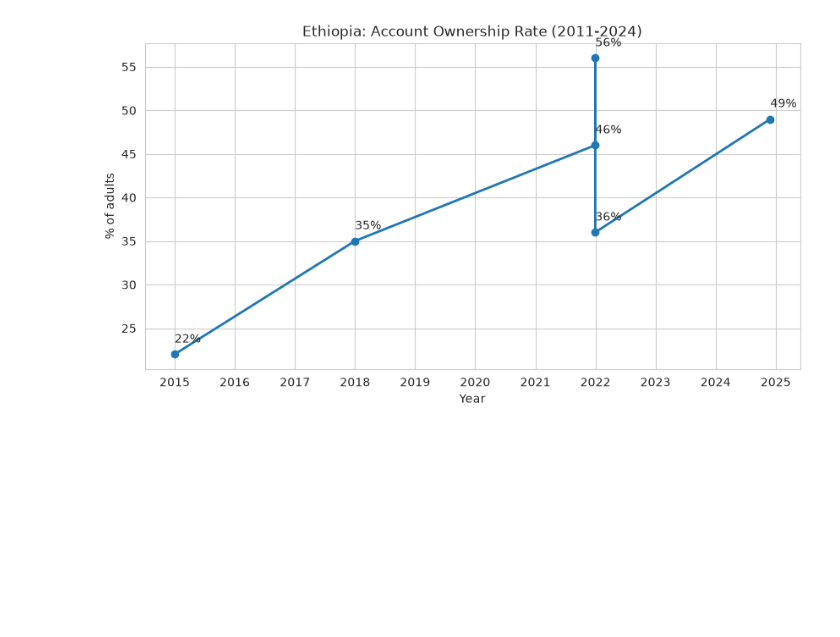
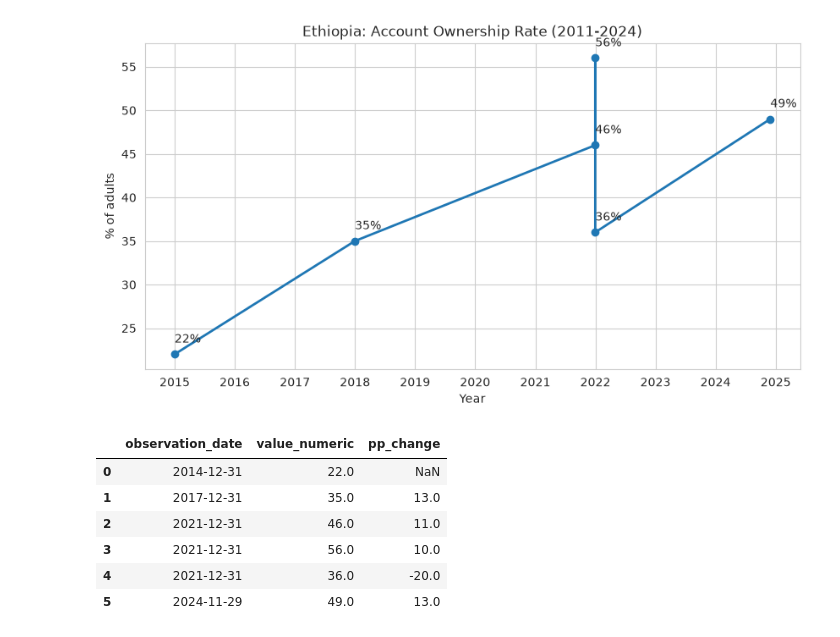
Before and after one commit to Sumeyahassen/ethiopia-fi-forecast, a Jupyter notebook: notebooks/02_eda.ipynb, the cells around one changed output. Cells and saved outputs as stored; diff of their text form; code cells hidden in the pictures; blank space fills up the shorter version.

```diff
--- a/notebooks/02_eda.ipynb
+++ b/notebooks/02_eda.ipynb
@@ -60,3 +60,14 @@ plt.xlabel('Year')
 plt.show()
 # %% [output]
 [figure]
+# %%
+access['pp_change'] = access['value_numeric'].diff()
+access[['observation_date', 'value_numeric', 'pp_change']]
+# %% [output]
+|  | observation_date | value_numeric | pp_change |
+| 0 | 2014-12-31 | 22.0 | NaN |
+| 1 | 2017-12-31 | 35.0 | 13.0 |
+| 2 | 2021-12-31 | 46.0 | 11.0 |
+| 3 | 2021-12-31 | 56.0 | 10.0 |
+| 4 | 2021-12-31 | 36.0 | -20.0 |
+| 5 | 2024-11-29 | 49.0 | 13.0 |
```
